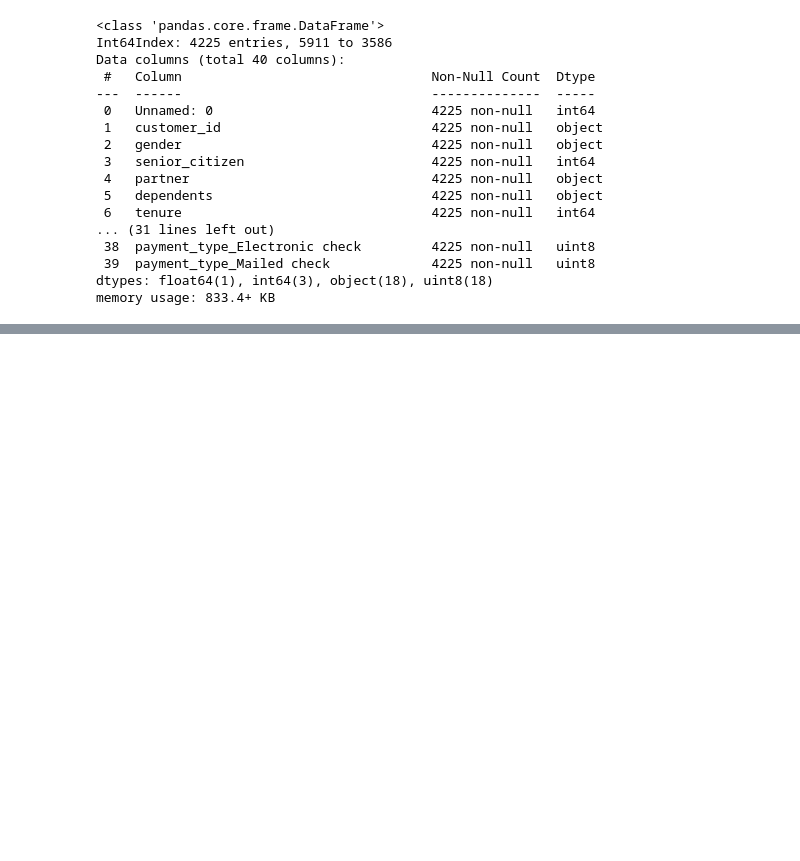
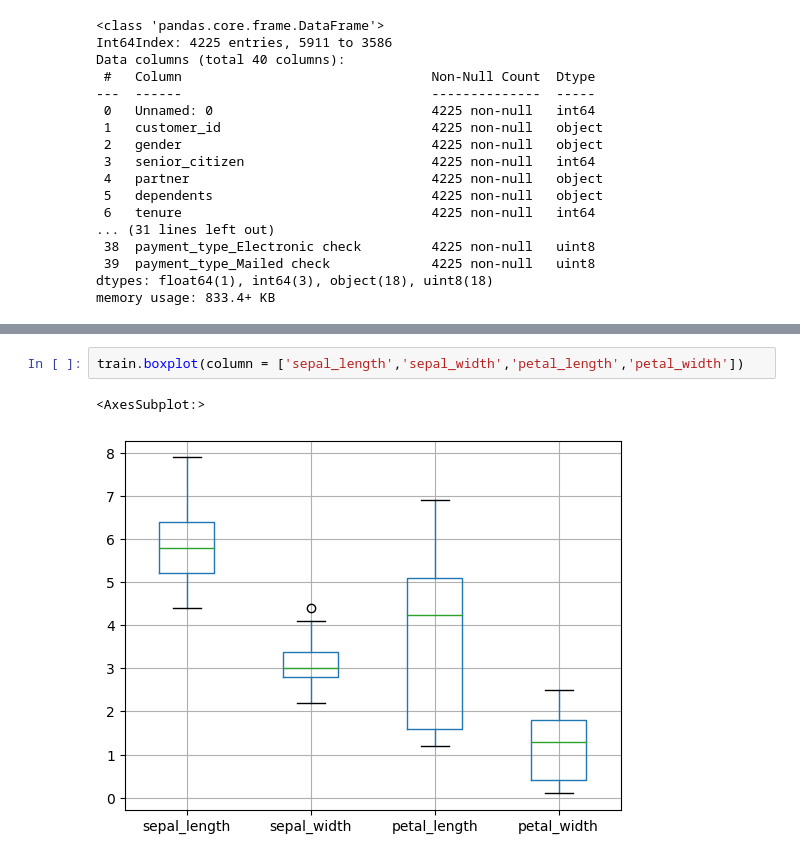
Before and after one commit to scottbarnett97/classification-exercises, a Jupyter notebook: classification_exercises.ipynb, the cells around one changed output, grey strips where cells are left out. Drawn from its saved outputs; the diff is of its cells as text; blank space fills up the shorter version.

```diff
--- a/classification_exercises.ipynb
+++ b/classification_exercises.ipynb
@@ -521,0 +695,5 @@ memory usage: 833.4+ KB
+# %%
+train.boxplot(column = ['sepal_length','sepal_width','petal_length','petal_width'])
+# %% [output]
+<AxesSubplot:>
+[figure, added]
```
Also changed, not shown: parts of 62 cells of this notebook.
